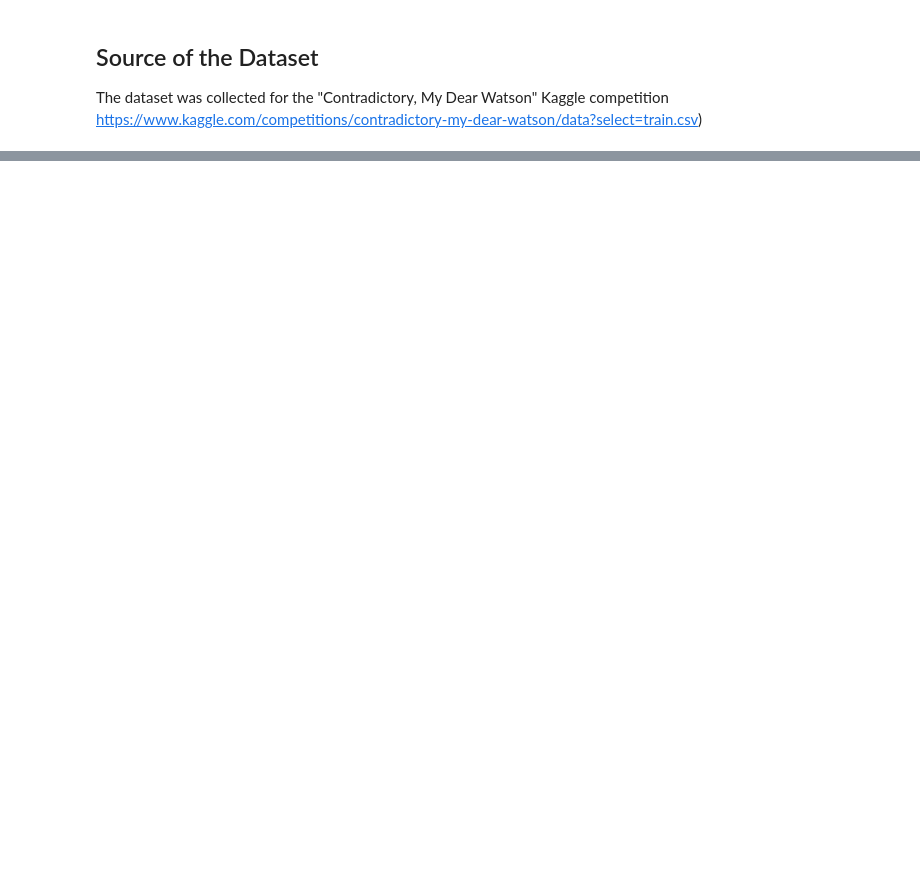
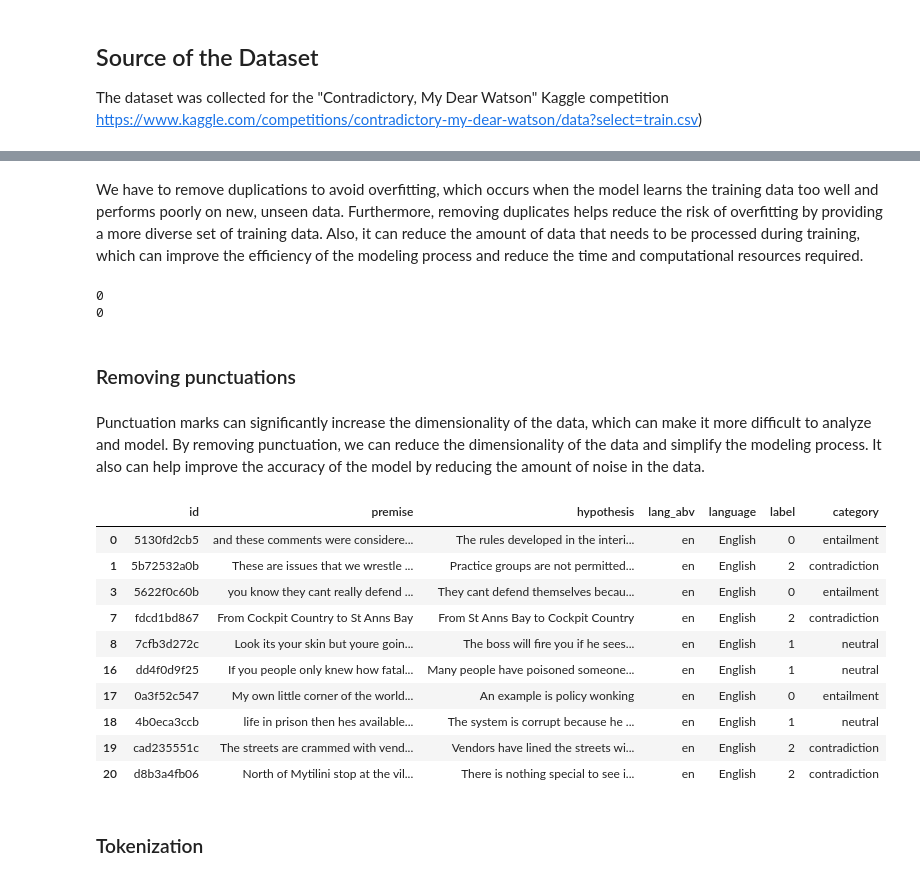
Before and after one commit to reefkha2/WatsonianAdventure, a Jupyter notebook: notebook/WatsonianAdventure.ipynb, the cells around one changed output, grey strips where cells are left out. Cells and saved outputs as stored; diff of their text form; code cells hidden in the pictures; blank space fills up the shorter version.

```diff
--- a/notebook/WatsonianAdventure.ipynb
+++ b/notebook/WatsonianAdventure.ipynb
@@ -101,0 +170,3 @@ Requirement already satisfied: tqdm in /Users/2rwak/Library/Python/3.9/lib/pytho
+# %%
+df.drop(df.index[df['lang_abv'] != 'en'], inplace=True)
+print(df.language.value_counts())
@@ -101,0 +182,38 @@ Requirement already satisfied: tqdm in /Users/2rwak/Library/Python/3.9/lib/pytho
+# %% [markdown]
+We have to remove duplications to avoid overfitting, which occurs when the model learns the training data too well and performs poorly on new, unseen data. Furthermore, removing duplicates helps reduce the risk of overfitting by providing a more diverse set of training data. Also, it can reduce the amount of data that needs to be processed during training, which can improve the efficiency of the modeling process and reduce the time and computational resources required.
+# %%
+df.drop_duplicates(subset='premise', inplace=True)
+df.drop_duplicates(subset='hypothesis', inplace=True)
+# %%
+#to make sure we don't have any duplications
+print(sum(df.duplicated(subset='premise')))
+print(sum(df.duplicated(subset='hypothesis')))
+# %% [output]
+0
+0
+# %% [markdown]
+### Removing punctuations
+# %% [markdown]
+Punctuation marks can significantly increase the dimensionality of the data, which can make it more difficult to analyze and model. By removing punctuation, we can reduce the dimensionality of the data and simplify the modeling process. It also can help improve the accuracy of the model by reducing the amount of noise in the data.
+# %%
+def remove_punctuations(col):
+   translator = str.maketrans('','',string.punctuation)
+   return col.translate(translator)
+
+df['premise'] = df['premise'].apply(remove_punctuations)
+df['hypothesis'] = df['hypothesis'].apply(remove_punctuations)
+display(df.head(10))
+# %% [output]
+|  | id | premise | hypothesis | lang_abv | language | label | category |
+| 0 | 5130fd2cb5 | and these comments were considere... | The rules developed in the interi... | en | English | 0 | entailment |
+| 1 | 5b72532a0b | These are issues that we wrestle ... | Practice groups are not permitted... | en | English | 2 | contradiction |
+| 3 | 5622f0c60b | you know they cant really defend ... | They cant defend themselves becau... | en | English | 0 | entailment |
+| 7 | fdcd1bd867 | From Cockpit Country to St Anns Bay | From St Anns Bay to Cockpit Country | en | English | 2 | contradiction |
+| 8 | 7cfb3d272c | Look its your skin but youre goin... | The boss will fire you if he sees... | en | English | 1 | neutral |
+| 16 | dd4f0d9f25 | If you people only knew how fatal... | Many people have poisoned someone... | en | English | 1 | neutral |
+| 17 | 0a3f52c547 | My own little corner of the world... | An example is policy wonking | en | English | 0 | entailment |
+| 18 | 4b0eca3ccb | life in prison then hes available... | The system is corrupt because he ... | en | English | 1 | neutral |
+| 19 | cad235551c | The streets are crammed with vend... | Vendors have lined the streets wi... | en | English | 2 | contradiction |
+| 20 | d8b3a4fb06 | North of Mytilini stop at the vil... | There is nothing special to see i... | en | English | 2 | contradiction |
+# %% [markdown]
+### Tokenization
```
Also changed, not shown: parts of 51 cells of this notebook, 6 other files.
